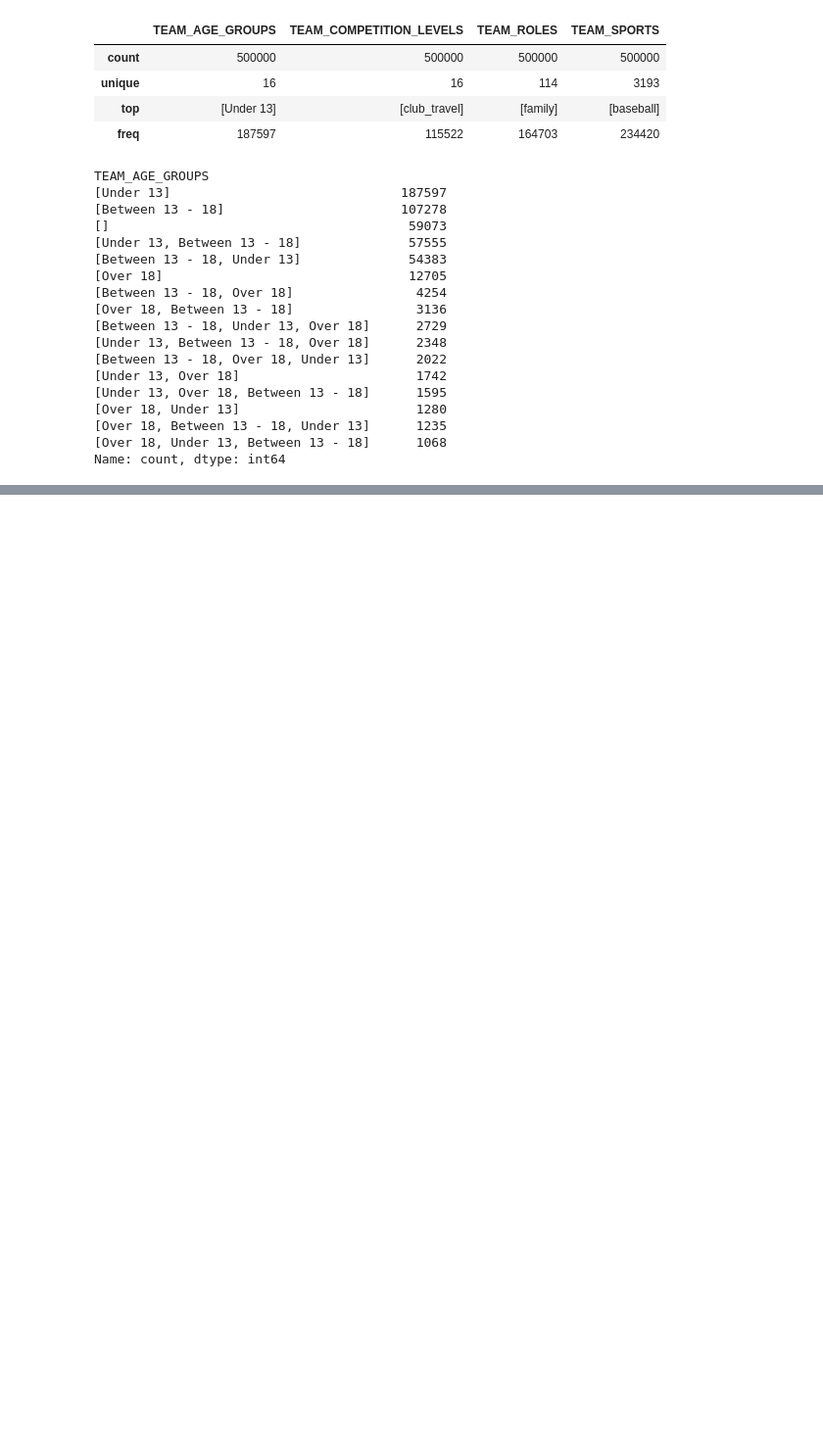
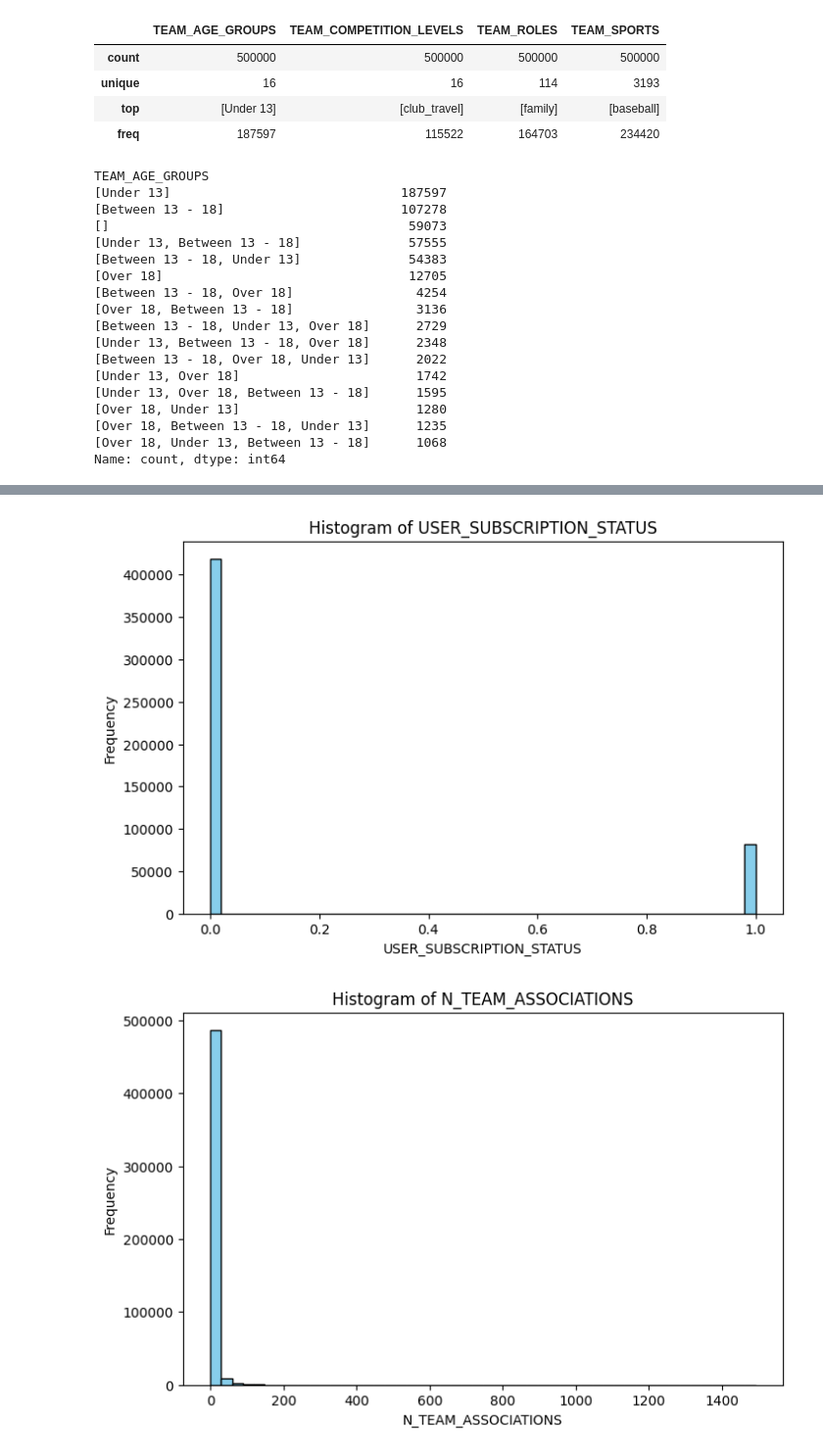
Before and after one commit to erstorts/dw-project, a Jupyter notebook: data-cleaning.ipynb, the cells around one changed output, grey strips where cells are left out. Shown: that part at 98% size. Drawn from its saved outputs; the diff is of its cells as text; code cells hidden in the pictures; blank space fills up the shorter version.

```diff
--- a/data-cleaning.ipynb
+++ b/data-cleaning.ipynb
@@ -346,5 +346,5 @@ Name: count, dtype: int64
 # %%
-df[['USER_ID',
+df = df[['USER_ID',
 'USER_SUBSCRIPTION_STATUS',
  'N_TEAM_ASSOCIATIONS',
  'TEAM_AGE_GROUPS',
@@ -355,5 +355,5 @@ df[['USER_ID',
  'N_TEAM_VIDEOS_STREAMED',
  'N_GAMES_SCORED_BY_USER',
  'N_GAMES_STREAMED_BY_USER',
- 'N_DAYS_USER_ACTIVE',
- 'USER_SUBSCRIPTION_STATUS']].to_csv('dw-ds-takehome-dataset-cleaned.csv', index=False)
+ 'N_DAYS_USER_ACTIVE']]
+print(df.shape)
@@ -359,0 +374,13 @@ df[['USER_ID',
+# %%
+numeric_cols = df.describe().columns
+
+for col in numeric_cols:
+    plt.figure(figsize=(8, 5))
+    plt.hist(df[col].dropna(), bins=50, color='skyblue', edgecolor='black')
+    plt.title(f'Histogram of {col}')
+    plt.xlabel(col)
+    plt.ylabel('Frequency')
+    plt.show()
+# %% [output]
+[figure, added]
+[figure, added]
```
Also changed, not shown: parts of 11 cells of this notebook, 6 other files.
